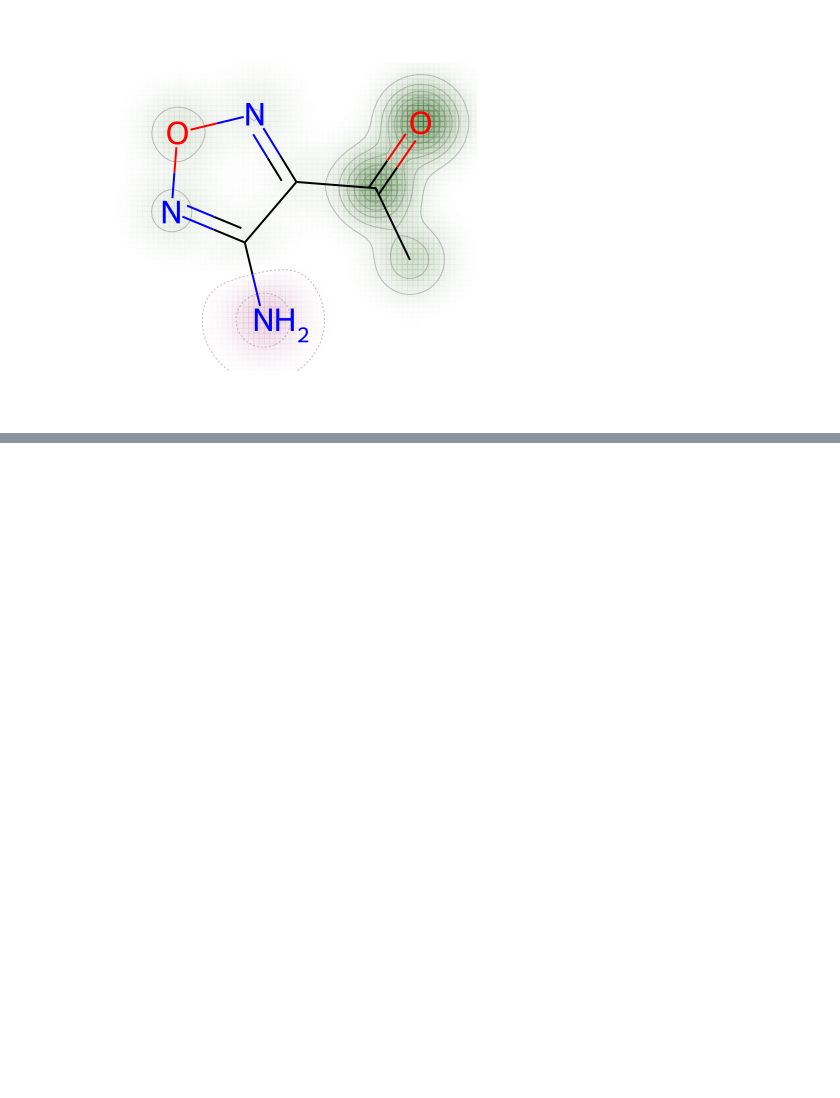
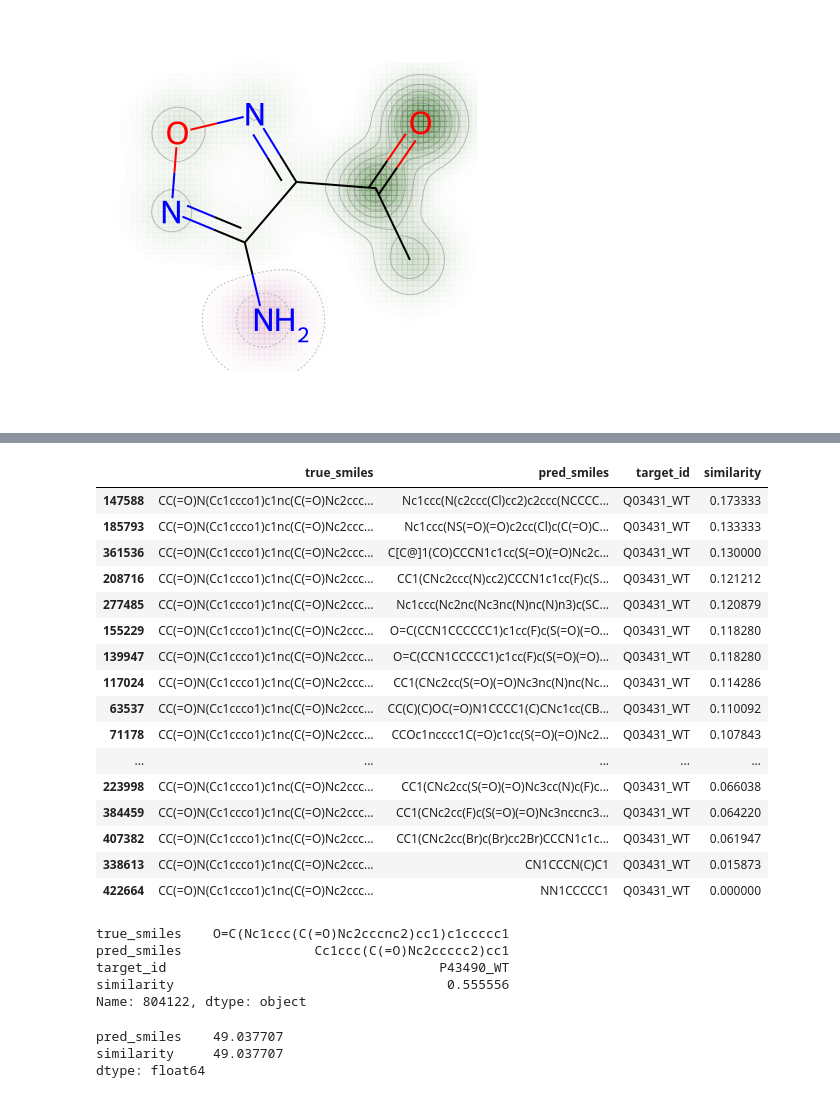
Before and after one commit to casperbroch/protein-synformer, a Jupyter notebook: Sample.ipynb, the cells around one changed output, grey strips where cells are left out. Cells and saved outputs as stored; diff of their text form; code cells hidden in the pictures; blank space fills up the shorter version.

```diff
--- a/Sample.ipynb
+++ b/Sample.ipynb
@@ -195,0 +259,39 @@ Image.open(io.BytesIO(d.GetDrawingText()))
+# %%
+# Random (protein, molecule) pair and all corresponding predictions:
+
+rand_target_id, rand_true_smiles = df_similarity[["target_id", "true_smiles"]].sample().iloc[0]
+df_similarity[(df_similarity["target_id"]==rand_target_id) & (df_similarity["true_smiles"]==rand_true_smiles)].sort_values("similarity", ascending=False)
+# %% [output]
+|  | true_smiles | pred_smiles | target_id | similarity |
+| 147588 | CC(=O)N(Cc1ccco1)c1nc(C(=O)Nc2ccc... | Nc1ccc(N(c2ccc(Cl)cc2)c2ccc(NCCCC... | Q03431_WT | 0.173333 |
+| 185793 | CC(=O)N(Cc1ccco1)c1nc(C(=O)Nc2ccc... | Nc1ccc(NS(=O)(=O)c2cc(Cl)c(C(=O)C... | Q03431_WT | 0.133333 |
+| 361536 | CC(=O)N(Cc1ccco1)c1nc(C(=O)Nc2ccc... | C[C@]1(CO)CCCN1c1cc(S(=O)(=O)Nc2c... | Q03431_WT | 0.130000 |
+| 208716 | CC(=O)N(Cc1ccco1)c1nc(C(=O)Nc2ccc... | CC1(CNc2ccc(N)cc2)CCCN1c1cc(F)c(S... | Q03431_WT | 0.121212 |
+| 277485 | CC(=O)N(Cc1ccco1)c1nc(C(=O)Nc2ccc... | Nc1ccc(Nc2nc(Nc3nc(N)nc(N)n3)c(SC... | Q03431_WT | 0.120879 |
+| 155229 | CC(=O)N(Cc1ccco1)c1nc(C(=O)Nc2ccc... | O=C(CCN1CCCCCC1)c1cc(F)c(S(=O)(=O... | Q03431_WT | 0.118280 |
+| 139947 | CC(=O)N(Cc1ccco1)c1nc(C(=O)Nc2ccc... | O=C(CCN1CCCCC1)c1cc(F)c(S(=O)(=O)... | Q03431_WT | 0.118280 |
+| 117024 | CC(=O)N(Cc1ccco1)c1nc(C(=O)Nc2ccc... | CC1(CNc2cc(S(=O)(=O)Nc3nc(N)nc(Nc... | Q03431_WT | 0.114286 |
+| 63537 | CC(=O)N(Cc1ccco1)c1nc(C(=O)Nc2ccc... | CC(C)(C)OC(=O)N1CCCC1(C)CNc1cc(CB... | Q03431_WT | 0.110092 |
+| 71178 | CC(=O)N(Cc1ccco1)c1nc(C(=O)Nc2ccc... | CCOc1ncccc1C(=O)c1cc(S(=O)(=O)Nc2... | Q03431_WT | 0.107843 |
+| ... | ... | ... | ... | ... |
+| 223998 | CC(=O)N(Cc1ccco1)c1nc(C(=O)Nc2ccc... | CC1(CNc2cc(S(=O)(=O)Nc3cc(N)c(F)c... | Q03431_WT | 0.066038 |
+| 384459 | CC(=O)N(Cc1ccco1)c1nc(C(=O)Nc2ccc... | CC1(CNc2cc(F)c(S(=O)(=O)Nc3nccnc3... | Q03431_WT | 0.064220 |
+| 407382 | CC(=O)N(Cc1ccco1)c1nc(C(=O)Nc2ccc... | CC1(CNc2cc(Br)c(Br)cc2Br)CCCN1c1c... | Q03431_WT | 0.061947 |
+| 338613 | CC(=O)N(Cc1ccco1)c1nc(C(=O)Nc2ccc... | CN1CCCN(C)C1 | Q03431_WT | 0.015873 |
+| 422664 | CC(=O)N(Cc1ccco1)c1nc(C(=O)Nc2ccc... | NN1CCCCC1 | Q03431_WT | 0.000000 |
+# %%
+# The very best prediction out of all predictions
+
+df_similarity.loc[df_similarity["similarity"].idxmax()]
+# %% [output]
+true_smiles    O=C(Nc1ccc(C(=O)Nc2cccnc2)cc1)c1ccccc1
+pred_smiles                 Cc1ccc(C(=O)Nc2ccccc2)cc1
+target_id                                   P43490_WT
+similarity                                   0.555556
+Name: 804122, dtype: object
+# %%
+df_similarity.groupby(["target_id", "true_smiles"]).count().mean()
+# %% [output]
+pred_smiles    49.037707
+similarity     49.037707
+dtype: float64
```
Also changed, not shown: parts of 11 cells of this notebook.
